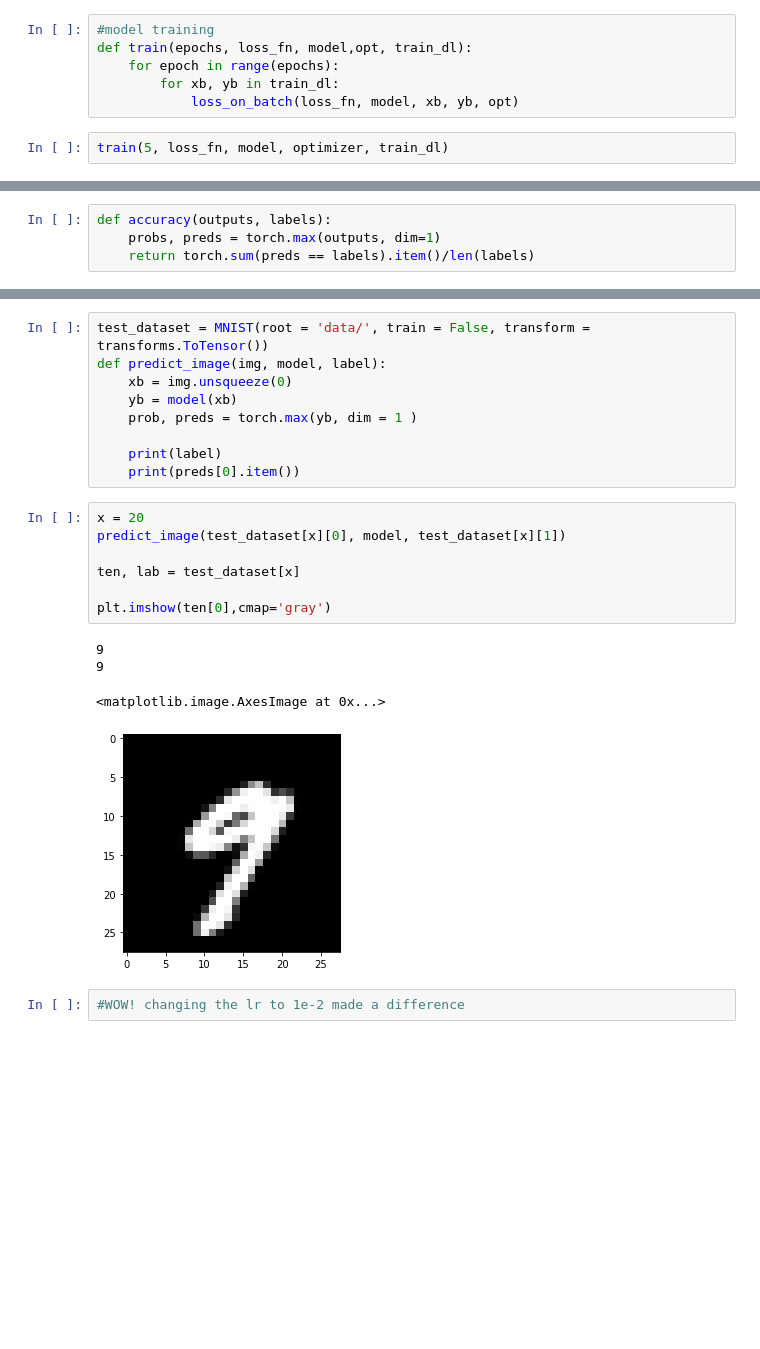
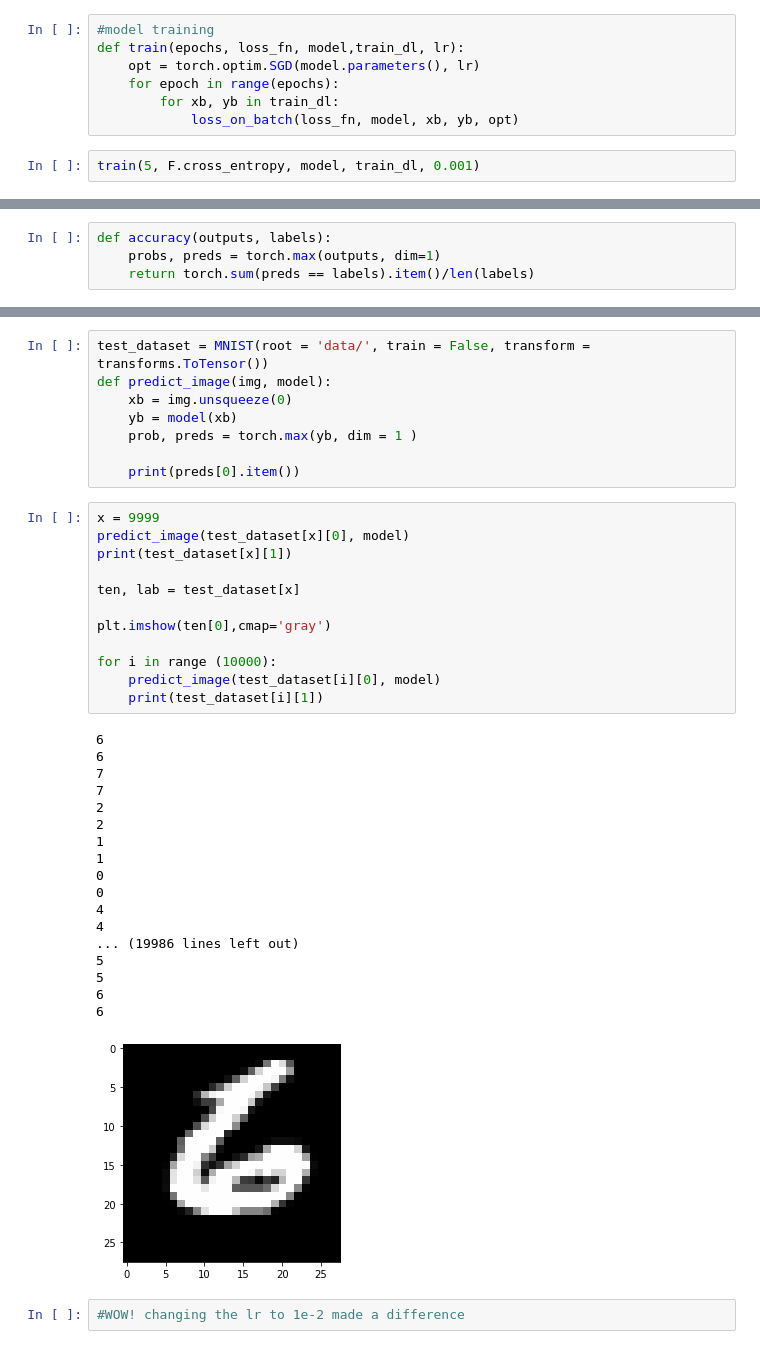
Before and after one commit to neildeo05/ml-notebooks, a Jupyter notebook: implementation_log.ipynb, the cells around one changed output, grey strips where cells are left out. Drawn from its saved outputs; the diff is of its cells as text; blank space fills up the shorter version.

```diff
--- a/implementation_log.ipynb
+++ b/implementation_log.ipynb
@@ -88,9 +88,10 @@ def loss_on_batch(loss_fn, model, xb, yb, opt):
     opt.zero_grad()
 # %%
 #model training
-def train(epochs, loss_fn, model,opt, train_dl):
+def train(epochs, loss_fn, model,train_dl, lr):
+    opt = torch.optim.SGD(model.parameters(), lr)
     for epoch in range(epochs):
         for xb, yb in train_dl:
             loss_on_batch(loss_fn, model, xb, yb, opt)
 # %%
-train(5, loss_fn, model, optimizer, train_dl)
+train(5, F.cross_entropy, model, train_dl, 0.001)
@@ -131,23 +153,41 @@ print(validate(val_dl, model))
 # %%
 test_dataset = MNIST(root = 'data/', train = False, transform = transforms.ToTensor())
-def predict_image(img, model, label):
+def predict_image(img, model):
     xb = img.unsqueeze(0)
     yb = model(xb)
     prob, preds = torch.max(yb, dim = 1 )
 
-    print(label)
     print(preds[0].item())
 # %%
-x = 20
-predict_image(test_dataset[x][0], model, test_dataset[x][1])
+x = 9999
+predict_image(test_dataset[x][0], model)
+print(test_dataset[x][1])
 
 ten, lab = test_dataset[x]
 
 plt.imshow(ten[0],cmap='gray')
+
+for i in range (10000):
+    predict_image(test_dataset[i][0], model)
+    print(test_dataset[i][1])
 # %% [output]
-9
-9
+6
+6
+7
+7
+2
+2
+1
+1
+0
+0
+4
+4
+... (19986 lines left out)
+5
+5
+6
+6
-<matplotlib.image.AxesImage at 0x...>
-[figure, old version]
+[figure, new version]
 # %%
 #WOW! changing the lr to 1e-2 made a difference
```
Also changed, not shown: parts of 3 cells of this notebook, 1 other file.
